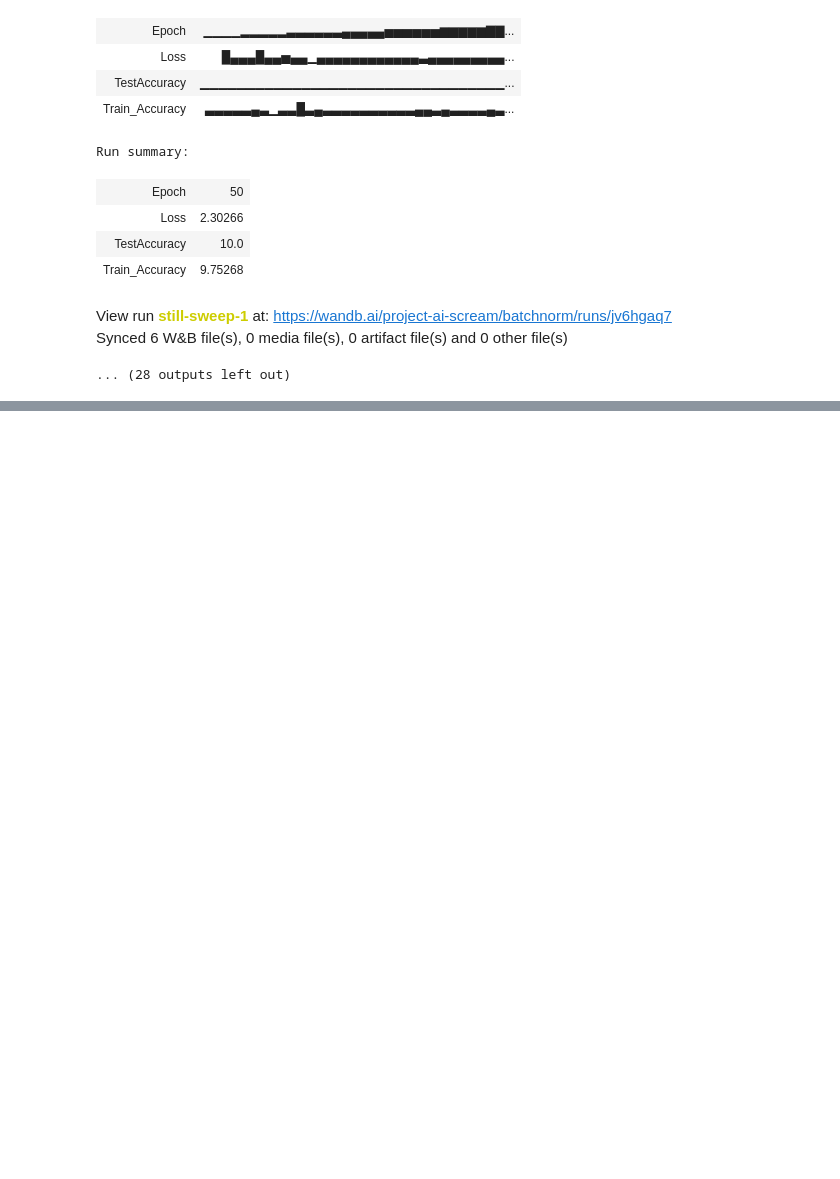
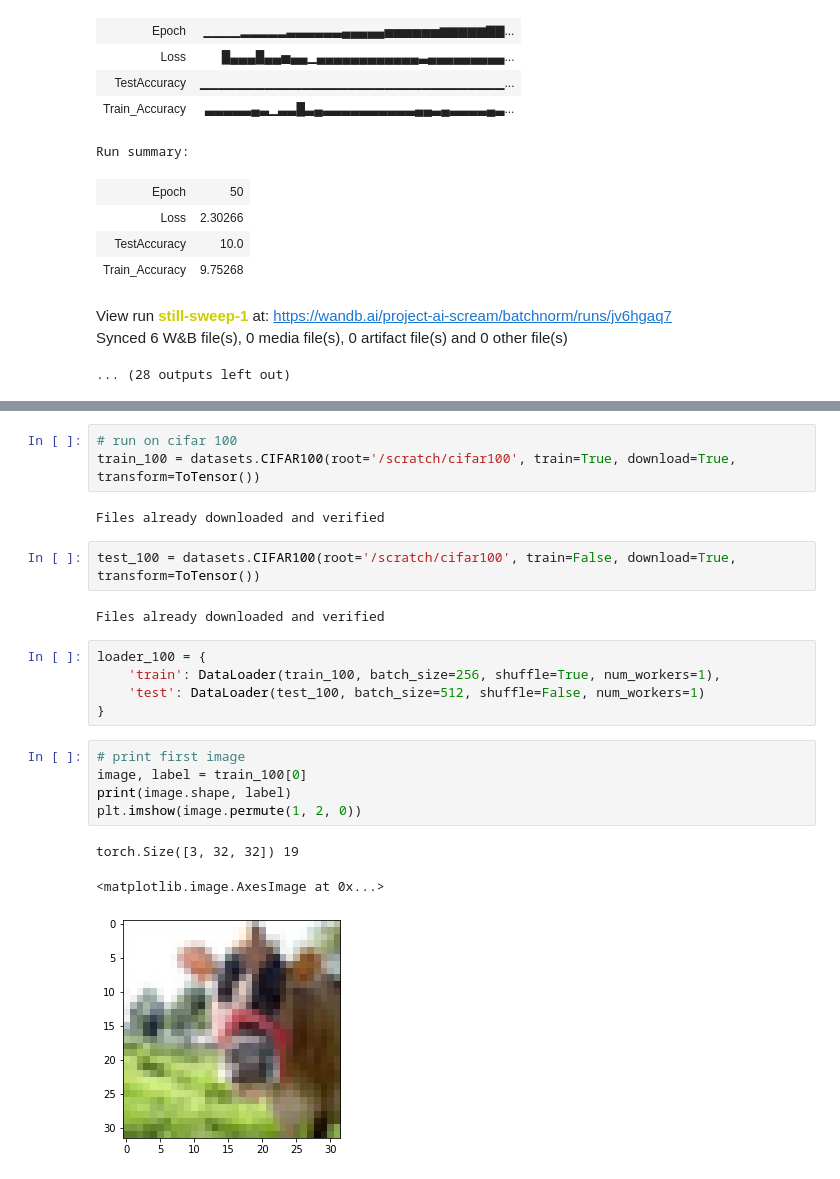
Before and after one commit to sanikadamn/Does-batchnorm-reduce-ICS-, a Jupyter notebook: experiment1.ipynb, the cells around one changed output, grey strips where cells are left out. Saved outputs shown, nothing was run; the diff lists cells and outputs as text; blank space fills up the shorter version.

```diff
--- a/experiment1.ipynb
+++ b/experiment1.ipynb
@@ -615,0 +554,23 @@ Epoch: 50, Loss: 0.0577, Accuracy: 98.27%
+# %%
+# run on cifar 100
+train_100 = datasets.CIFAR100(root='/scratch/cifar100', train=True, download=True, transform=ToTensor())
+# %% [output]
+Files already downloaded and verified
+# %%
+test_100 = datasets.CIFAR100(root='/scratch/cifar100', train=False, download=True, transform=ToTensor())
+# %% [output]
+Files already downloaded and verified
+# %%
+loader_100 = {
+    'train': DataLoader(train_100, batch_size=256, shuffle=True, num_workers=1),
+    'test': DataLoader(test_100, batch_size=512, shuffle=False, num_workers=1)
+}
+# %%
+# print first image
+image, label = train_100[0]
+print(image.shape, label)
+plt.imshow(image.permute(1, 2, 0))
+# %% [output]
+torch.Size([3, 32, 32]) 19
+<matplotlib.image.AxesImage at 0x...>
+[figure, added]
```
Also changed, not shown: parts of 7 cells of this notebook, 2 other files.
